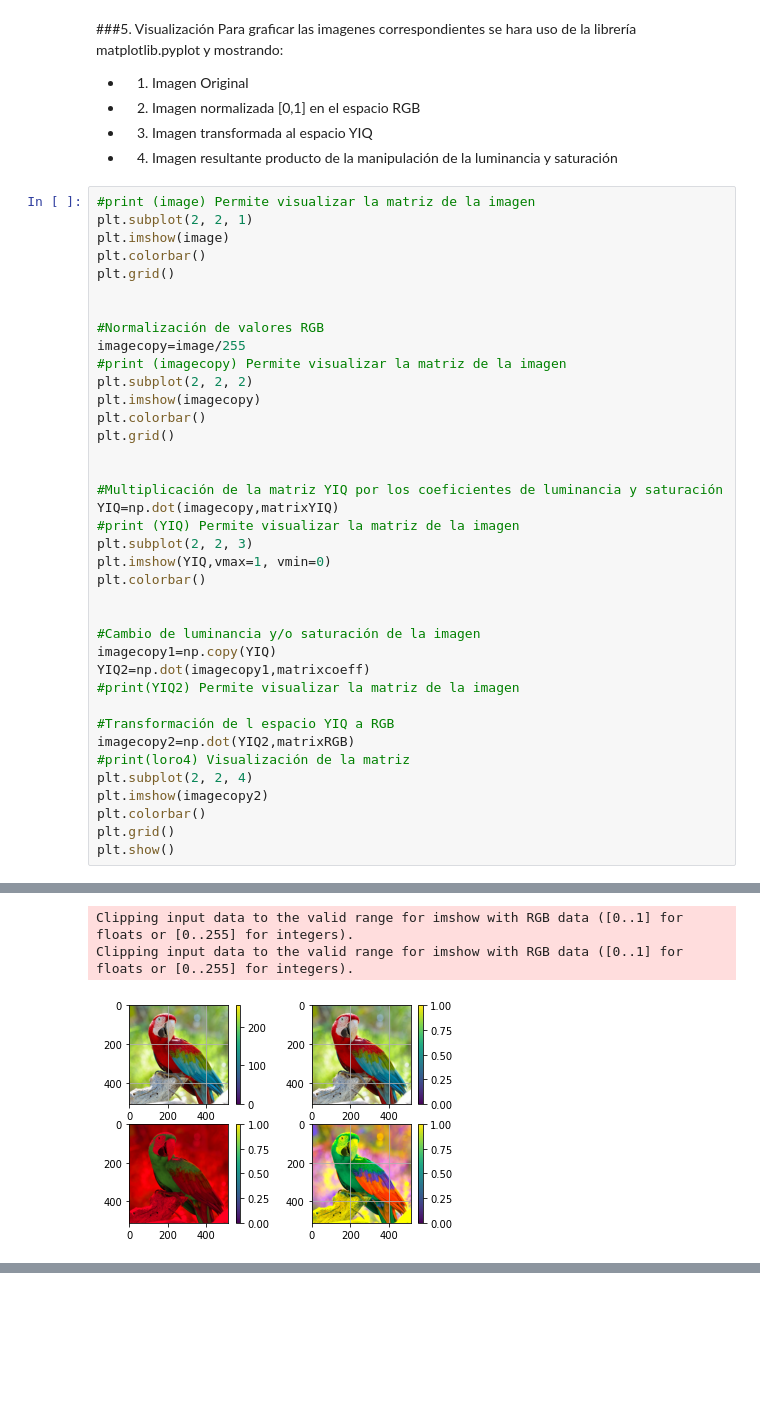
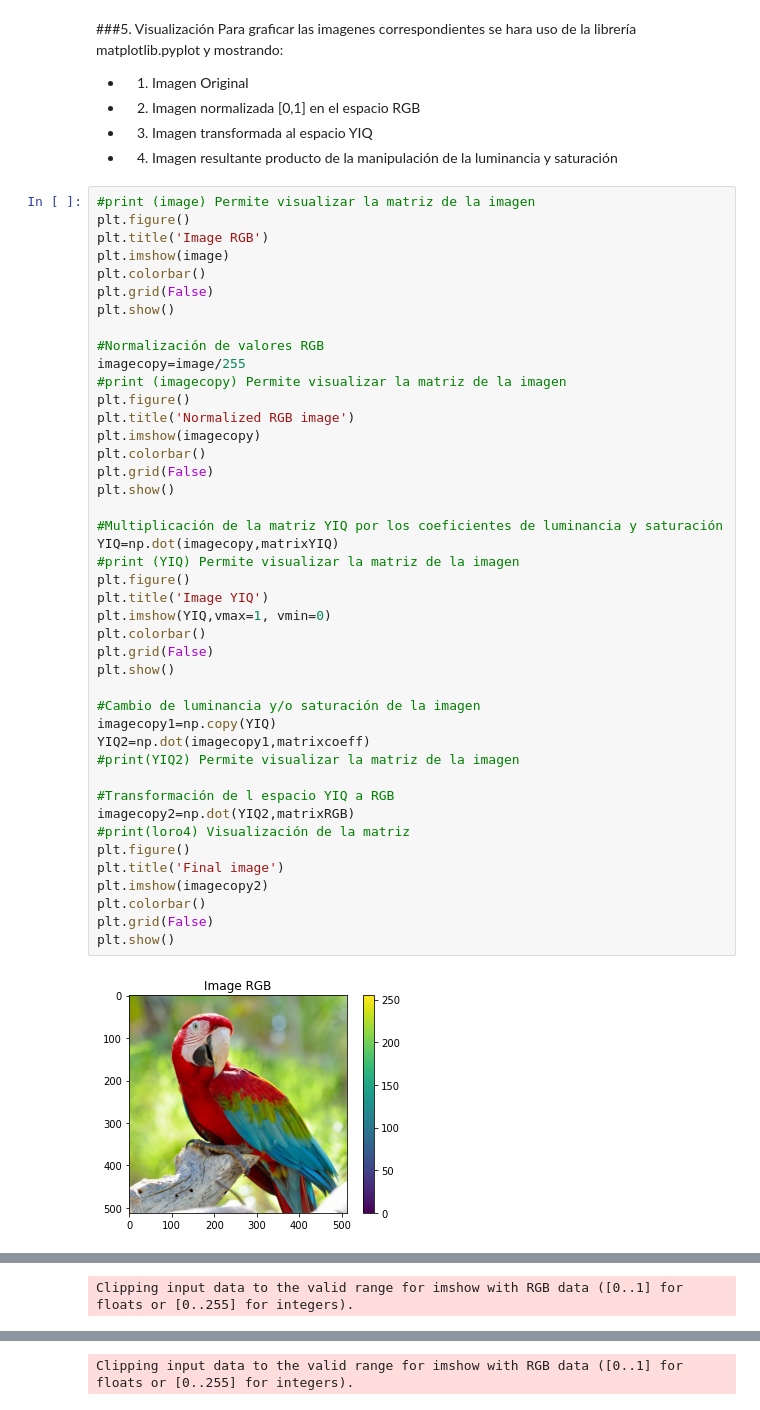
Before and after one commit to RonnyGuevara/COLAB, a Jupyter notebook: Practica_1_PDI.ipynb, the cells around one changed output, grey strips where cells are left out. Cells and saved outputs as stored; diff of their text form; blank space fills up the shorter version.

```diff
--- a/Practica_1_PDI.ipynb
+++ b/Practica_1_PDI.ipynb
@@ -49,40 +49,46 @@ Para graficar las imagenes correspondientes se hara uso de la librería matplotl
 *   4. Imagen resultante producto de la manipulación de la luminancia y saturación
 # %%
 #print (image) Permite visualizar la matriz de la imagen
-plt.subplot(2, 2, 1)
+plt.figure()
+plt.title('Image RGB')
 plt.imshow(image)
 plt.colorbar()
-plt.grid()
-
+plt.grid(False)
+plt.show()
 
 #Normalización de valores RGB
 imagecopy=image/255
 #print (imagecopy) Permite visualizar la matriz de la imagen
-plt.subplot(2, 2, 2)
+plt.figure()
+plt.title('Normalized RGB image')
 plt.imshow(imagecopy)
 plt.colorbar()
-plt.grid()
-
+plt.grid(False)
+plt.show()
 
 #Multiplicación de la matriz YIQ por los coeficientes de luminancia y saturación
 YIQ=np.dot(imagecopy,matrixYIQ)
 #print (YIQ) Permite visualizar la matriz de la imagen
-plt.subplot(2, 2, 3)
+plt.figure()
+plt.title('Image YIQ')
 plt.imshow(YIQ,vmax=1, vmin=0)
 plt.colorbar()
-
+plt.grid(False)
+plt.show()
 
 #Cambio de luminancia y/o saturación de la imagen
 imagecopy1=np.copy(YIQ)
 YIQ2=np.dot(imagecopy1,matrixcoeff)
 #print(YIQ2) Permite visualizar la matriz de la imagen
 
 #Transformación de l espacio YIQ a RGB
 imagecopy2=np.dot(YIQ2,matrixRGB)
 #print(loro4) Visualización de la matriz
-plt.subplot(2, 2, 4)
+plt.figure()
+plt.title('Final image')
 plt.imshow(imagecopy2)
 plt.colorbar()
-plt.grid()
+plt.grid(False)
 plt.show()
 # %% [output]
+[figure, new version]
@@ -89,3 +96 @@ plt.show()
 Clipping input data to the valid range for imshow with RGB data ([0..1] for floats or [0..255] for integers).
-Clipping input data to the valid range for imshow with RGB data ([0..1] for floats or [0..255] for integers).
-[figure, old version]
@@ -91,0 +98 @@ Clipping input data to the valid range for imshow with RGB data ([0..1] for floa
+Clipping input data to the valid range for imshow with RGB data ([0..1] for floats or [0..255] for integers).
```
Also changed, not shown: parts of 2 cells of this notebook.
